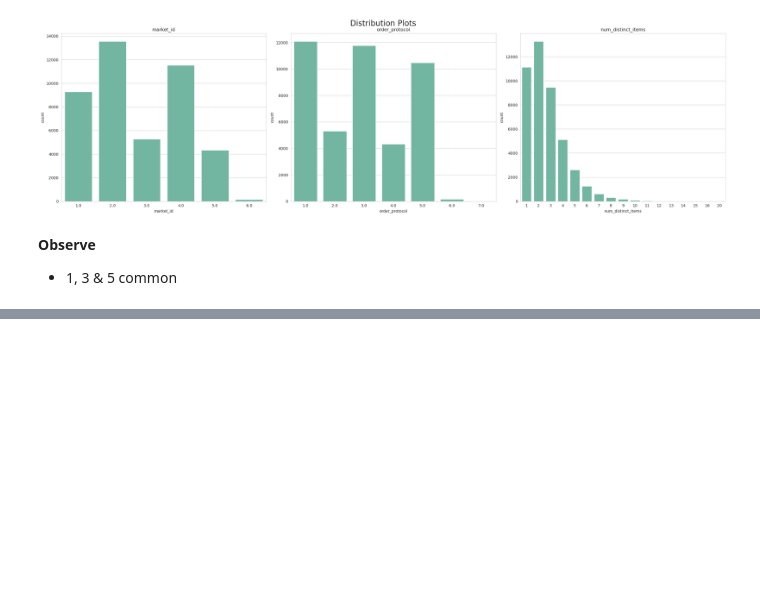
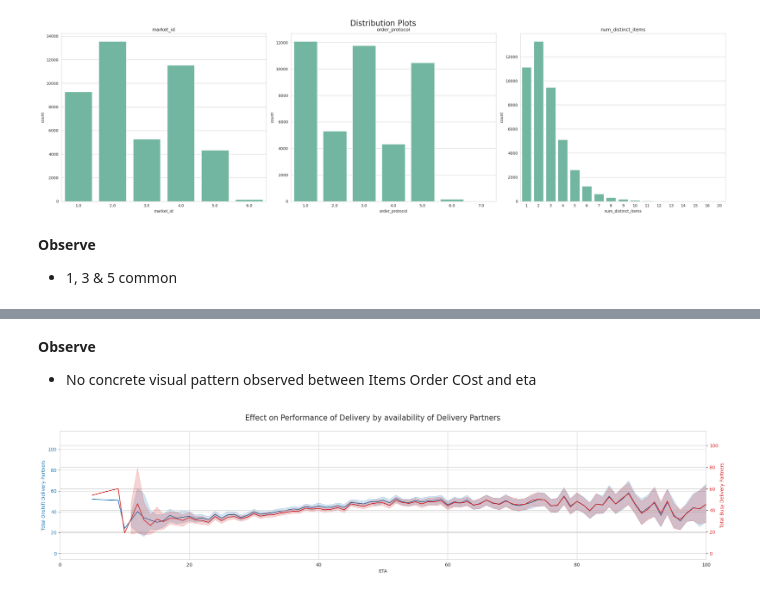
Before and after one commit to gitbharrat/delivery_time_nn, a Jupyter notebook: notebook/delivery_time_estimation.ipynb, the cells around one changed output, grey strips where cells are left out. Saved outputs shown, nothing was run; the diff lists cells and outputs as text; code cells hidden in the pictures; blank space fills up the shorter version.

```diff
--- a/notebook/delivery_time_estimation.ipynb
+++ b/notebook/delivery_time_estimation.ipynb
@@ -297,0 +337,30 @@ pivot_df
+# %% [markdown]
+**Observe**
+- No concrete visual pattern observed between Items Order COst and eta
+# %%
+###----Anlayze connection between total_onshift_partners 7 total_busy_partners w.r.t to eta---
+
+###----Effect on Perfomance of Delivery by Total Items & Total Order Cost---
+
+fig, ax1 = plt.subplots(figsize=(25, 5))
+
+# Plot total_items on the first y-axis
+color = 'tab:blue'
+ax1.set_xlabel('ETA')
+ax1.set_ylabel('Total Onshift Delivery Partners', color=color)
+sns.lineplot(x=pandas_df["eta"], y=pandas_df["total_onshift_partners"], ax=ax1, color=color)
+ax1.tick_params(axis='y', labelcolor=color)
+
+# Create a second y-axis sharing the same x-axis
+ax2 = ax1.twinx()
+color = 'tab:red'
+ax2.set_ylabel('Total Busy Delivery Partners', color=color)
+sns.lineplot(x=pandas_df["eta"], y=pandas_df["total_busy_partners"], ax=ax2, color=color)
+ax2.tick_params(axis='y', labelcolor=color)
+
+# Add a title and show the plot
+plt.suptitle("Effect on Performance of Delivery by availability of Delivery Partners", fontsize=16)
+plt.xlim(0,100)
+plt.show()
+# %% [output]
+[figure, added]
```
Also changed, not shown: parts of 19 cells of this notebook, 3 other files.
